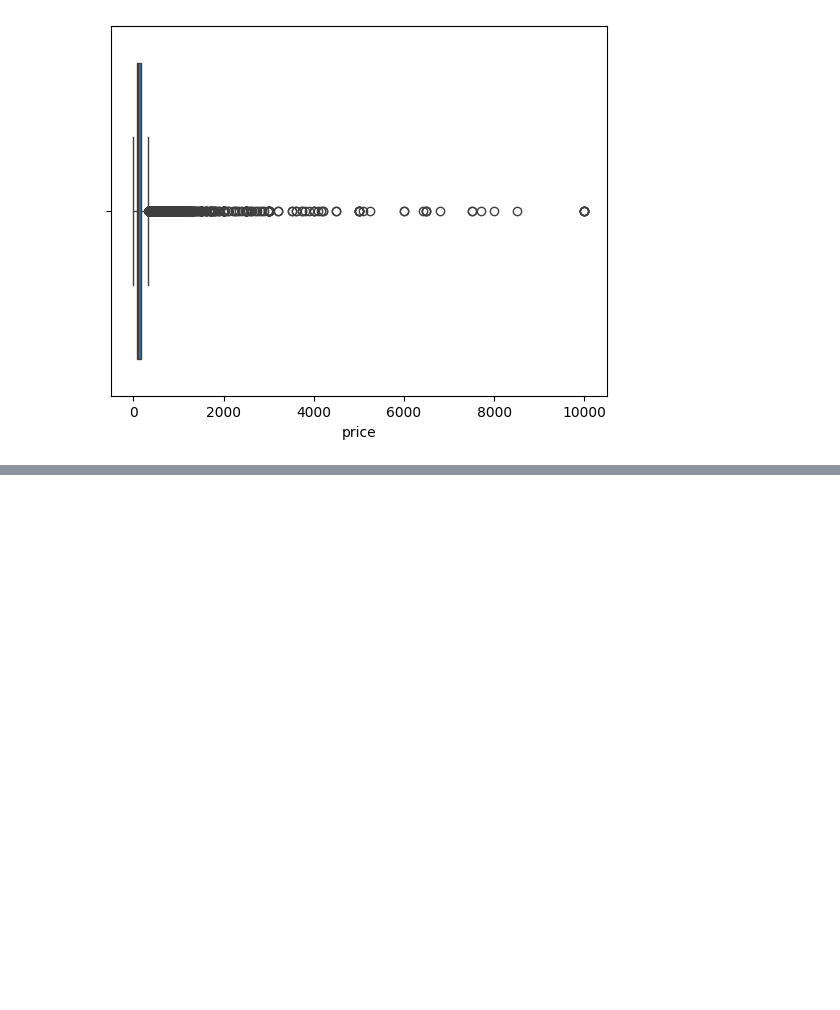
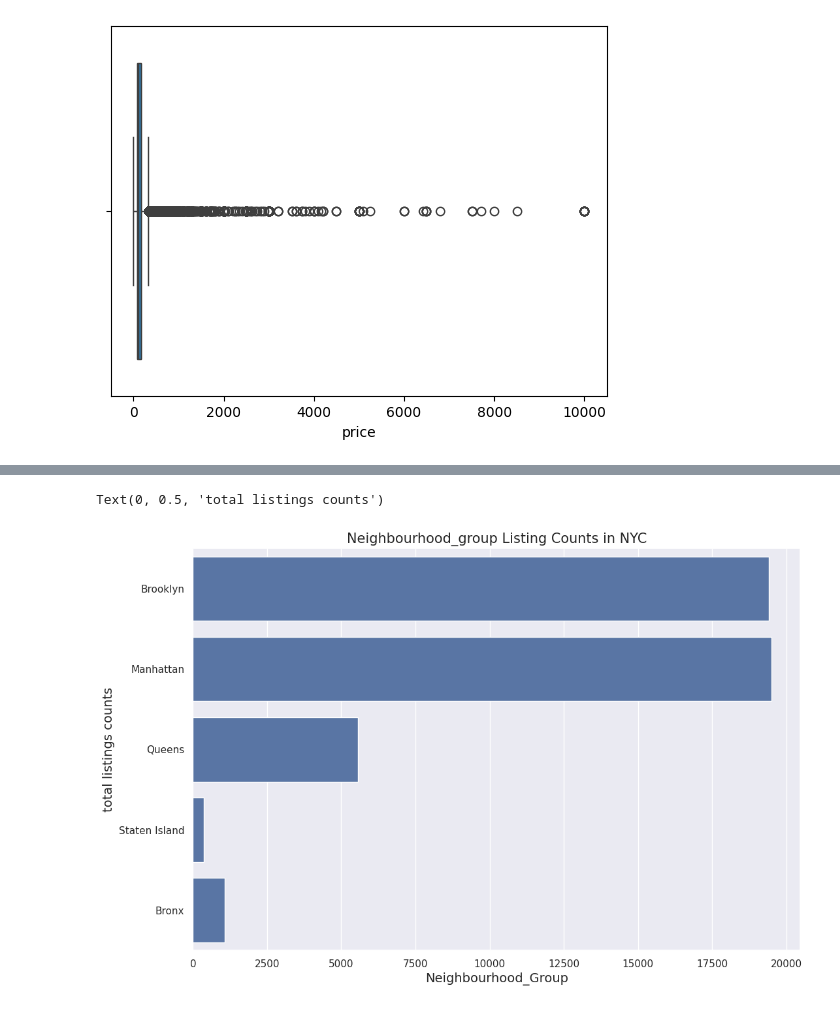
Before and after one commit to codingprahlad/Python-learning, a Jupyter notebook: Airbnb_Data.ipynb, the cells around one changed output, grey strips where cells are left out. Cells and saved outputs as stored; diff of their text form; code cells hidden in the pictures; blank space fills up the shorter version.

```diff
--- a/Airbnb_Data.ipynb
+++ b/Airbnb_Data.ipynb
@@ -283,0 +329,9 @@ plt.show()
+# %%
+plt.figure(figsize=(12,8))
+sns.countplot(Airbnb_data['neighbourhood_group'])
+plt.title('Neighbourhood_group Listing Counts in NYC',fontsize=15)
+plt.xlabel('Neighbourhood_Group',fontsize=14)
+plt.ylabel('total listings counts',fontsize=14)
+# %% [output]
+Text(0, 0.5, 'total listings counts')
+[figure, added]
```
Also changed, not shown: parts of 10 cells of this notebook.
